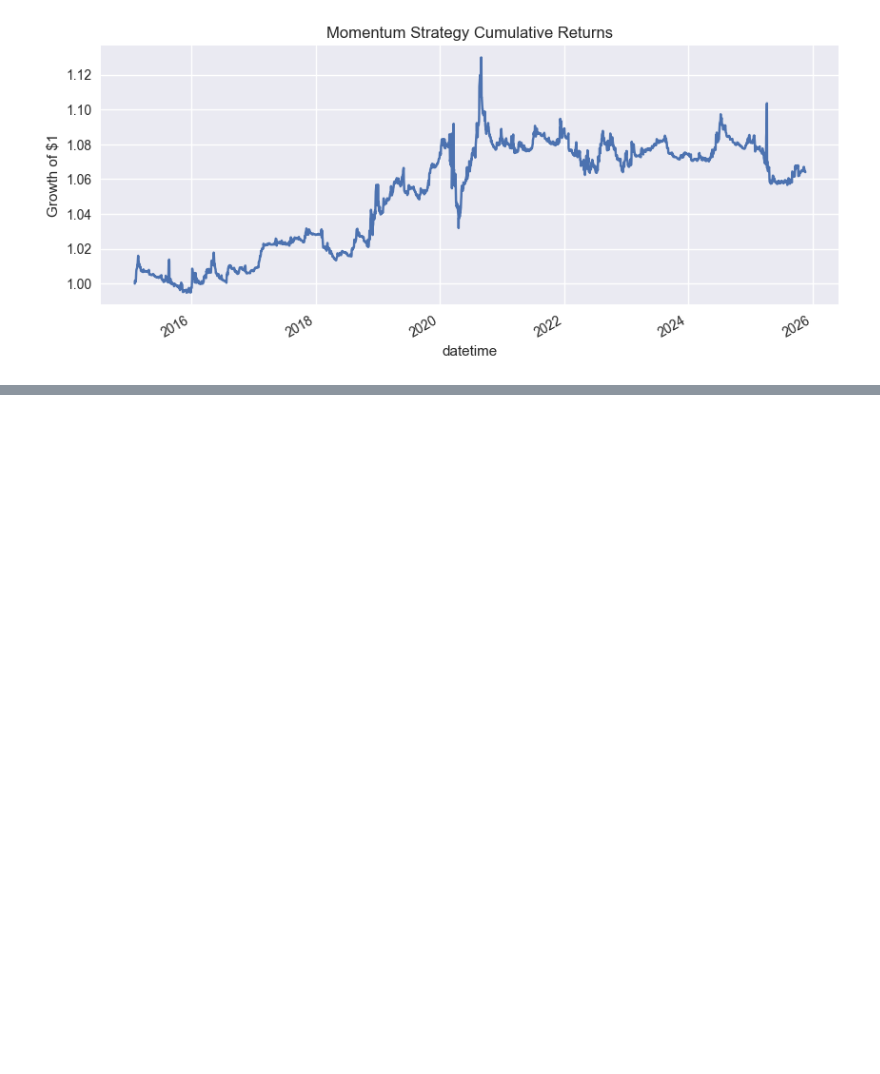
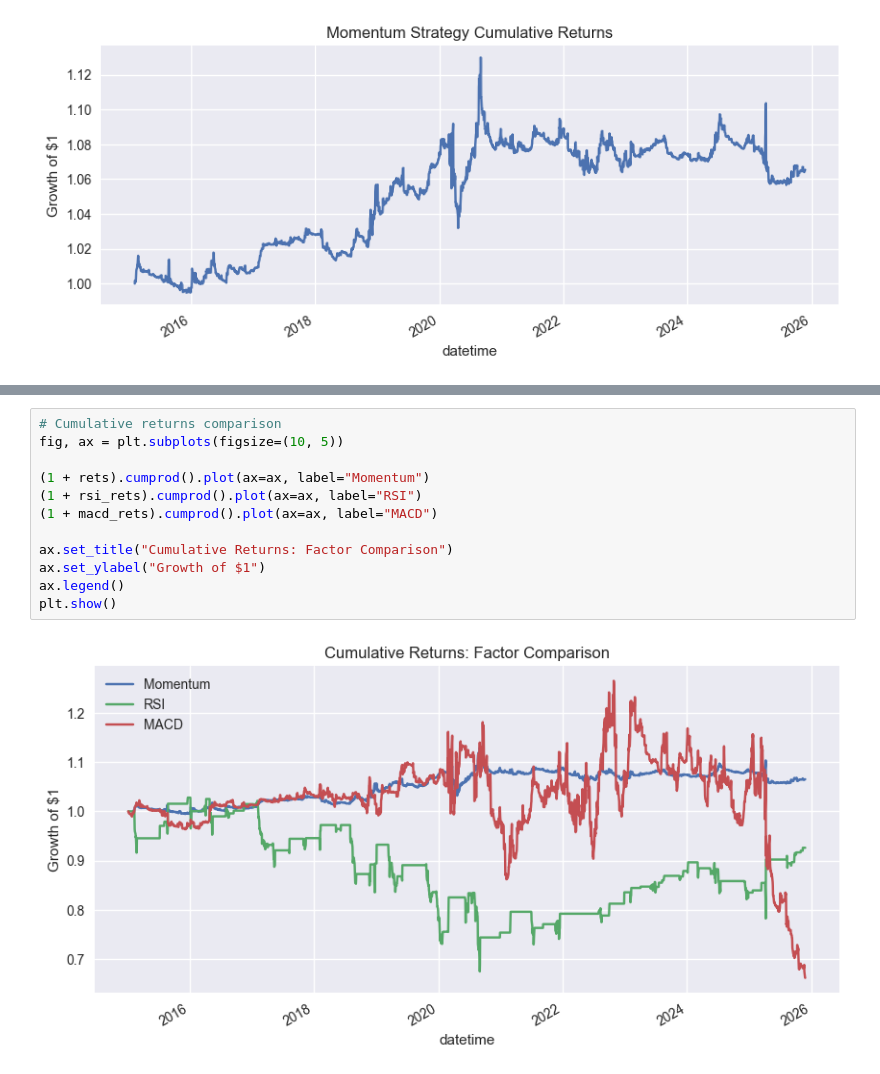
Before and after one commit to jdblackstar/alpha, a Jupyter notebook: research/phase1_basic_factors.ipynb, the cells around one changed output, grey strips where cells are left out. Saved outputs shown, nothing was run; the diff lists cells and outputs as text; blank space fills up the shorter version.

```diff
--- a/research/phase1_basic_factors.ipynb
+++ b/research/phase1_basic_factors.ipynb
@@ -69,0 +215,14 @@ plt.show()
+# %%
+# Cumulative returns comparison
+fig, ax = plt.subplots(figsize=(10, 5))
+
+(1 + rets).cumprod().plot(ax=ax, label="Momentum")
+(1 + rsi_rets).cumprod().plot(ax=ax, label="RSI")
+(1 + macd_rets).cumprod().plot(ax=ax, label="MACD")
+
+ax.set_title("Cumulative Returns: Factor Comparison")
+ax.set_ylabel("Growth of $1")
+ax.legend()
+plt.show()
+# %% [output]
+[figure, added]
```
Also changed, not shown: parts of 17 cells of this notebook, 3 other files.
